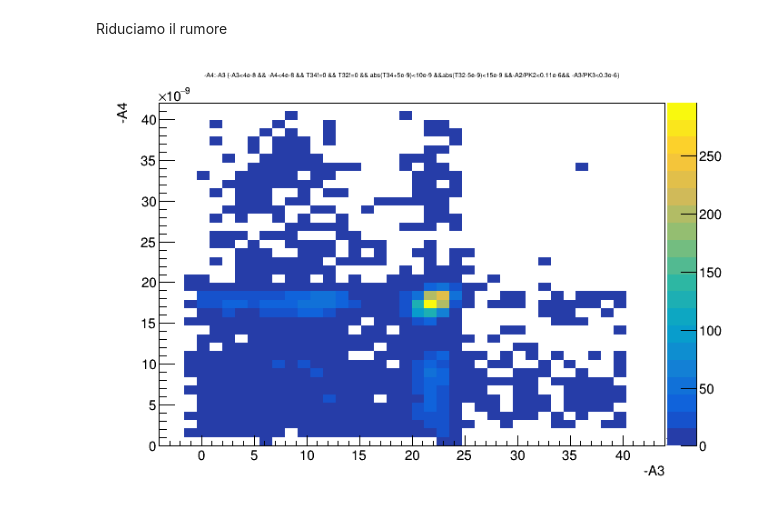
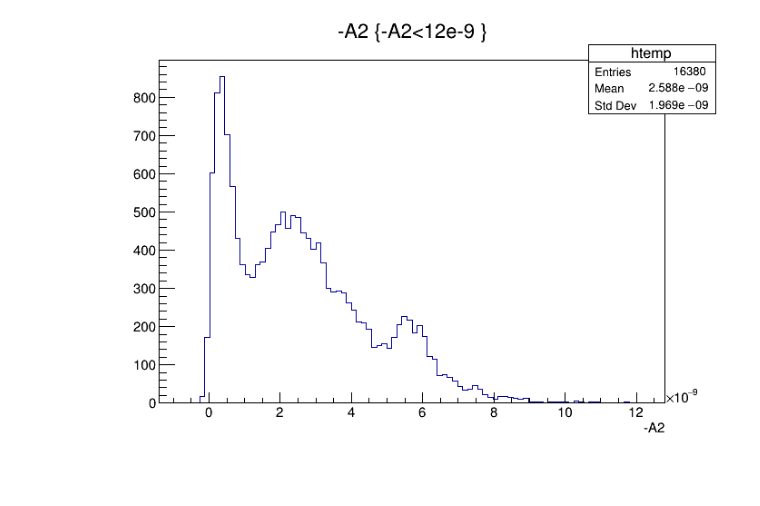
Before and after one commit to FabioBrugnara/Nuclear_Lab, a Jupyter notebook: exp_1/calibration.ipynb, the cells around one changed output. Saved outputs shown, nothing was run; the diff lists cells and outputs as text; code cells hidden in the pictures; blank space fills up the shorter version.

```diff
--- a/exp_1/calibration.ipynb
+++ b/exp_1/calibration.ipynb
@@ -21,15 +31,6 @@ c->Draw();
-# %% [markdown]
-Riduciamo il rumore
-# %%
-TCanvas* c = new TCanvas();
-//tree->Draw("-A4:-A3","-A3<4e-8 && -A4<4e-8 ", "colz");
-//tree->Draw("-A4-A3:T34", "-A3<6e-8 && -A4<6e-8 && abs(T34+5e-9)<7e-9 && abs(T32)<2e-8 && T34!=0 ", "colz");
-//tree->Draw("T32:T34","-A3<4e-8 && -A4<4e-8 && T34!=0 && T32!=0 && abs(T34+5e-9)<10e-9 &&abs(T32-5e-9)<15e-9", "colz");
-//tree->Draw("-A2/PK2:-A3/PK3","-A3<4e-8 && -A4<4e-8 && T34!=0 && T32!=0 && abs(T34+5e-9)<10e-9 &&abs(T32-5e-9)<15e-9 &&-A2/PK2<0.11e-6&& -A3/PK3<0.3e-6", "colz");
-//tree->Draw("-A4:-A3", "-A3<6e-8 && -A4<6e-8 && abs(T34+5e-9)<7e-9 && abs(T32)<2e-8 && T34!=0", "colz");
-//tree->Draw("T34:T32", "abs(T34+5e-9)<7e-9 && abs(T32)<2e-8", "colz");
-tree->Draw("-A4:-A3","-A3<4e-8 && -A4<4e-8 && T34!=0 && T32!=0 && abs(T34+5e-9)<10e-9 &&abs(T32-5e-9)<15e-9 &&-A2/PK2<0.11e-6&& -A3/PK3<0.3e-6", "colz");
-
-c->Draw();
-# %% [output]
-[figure, removed]
+# %%
+TCanvas* c = new TCanvas();
+tree->Draw("-A2","-A2<12e-9 ", "colz");
+c->Draw();
+# %% [output]
+[figure, added]
```
Also changed, not shown: parts of 31 cells of this notebook, 23 other files.
